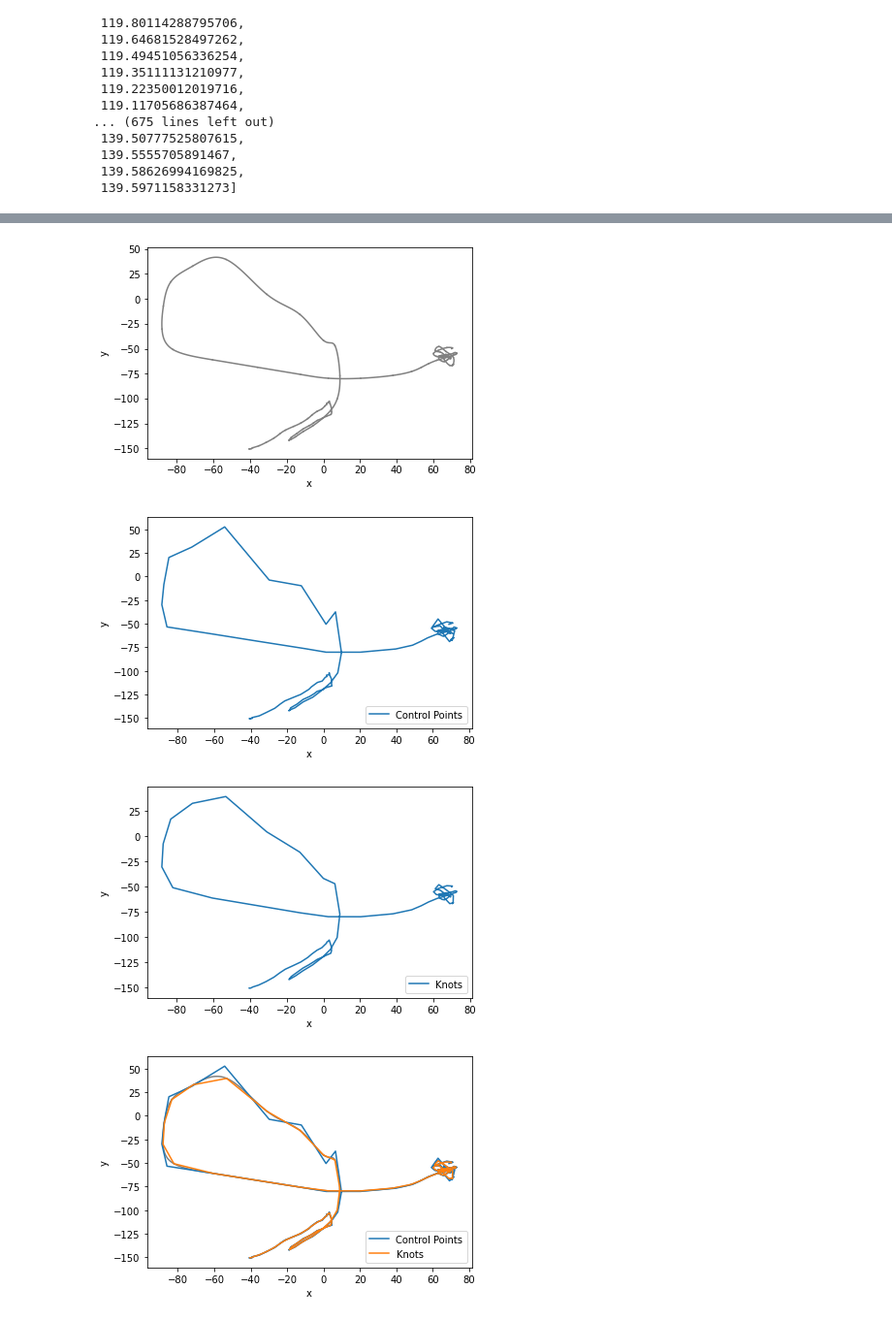
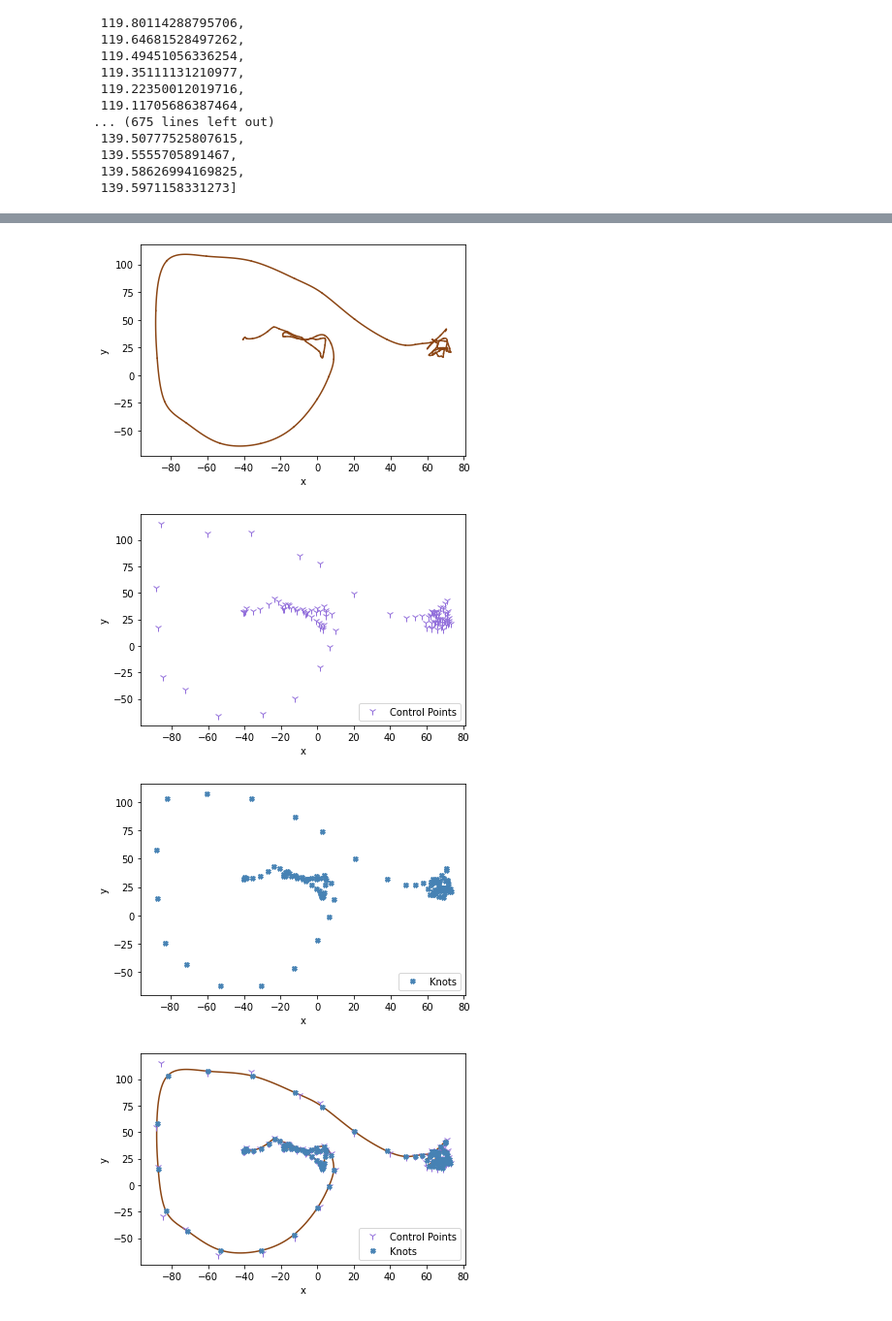
Before and after one commit to davo-belher/Spline, a Jupyter notebook: CubicSpline.ipynb, the cells around one changed output, grey strips where cells are left out. Shown at 97% size. Cells and saved outputs as stored; diff of their text form; code cells hidden in the pictures.

```diff
--- a/CubicSpline.ipynb
+++ b/CubicSpline.ipynb
@@ -115,10 +115,12 @@ import matplotlib.pyplot as plt
 class spline():
 
     def knots(self, x, y):
+        # establecemos variables para trabajarlas de manera interna
         self.X = x
         self.Y = y
         print('valores en x: \n', x)
         print('valores en y: \n', y)
+        # creamos una matrix para cada variable
         vx = np.concatenate(([0],x,[0]))
         vy = np.concatenate(([0],y,[0]))
         print('vector de x: \n',vx)
@@ -130,7 +132,7 @@ class spline():
         n = len(self.X)
         self.n = n
         m0 = np.zeros((n+2,n+2))
-        print(m0)
+        print('matriz de zeros de (n+2,n+2): \n', m0)
         for i in range(n):
             m0[i+1,i]=1
             m0[i+1,i+1]=4
@@ -163,27 +165,30 @@ class spline():
         for i in range(0,self.n-1):
             xt = (1.0/6.0)*(cx[i]*((1 - t)**3) + cx[i+1]*(4 - 6*t**2 + 3*t**3) + cx[i+2]*(1 + 3*t + 3*t**2 - 3*t**3) + cx[i+3]*(t**3))
             yt = (1.0/6.0)*(cy[i]*((1 - t)**3) + cy[i+1]*(4 - 6*t**2 + 3*t**3) + cy[i+2]*(1 + 3*t + 3*t**2 - 3*t**3) + cy[i+3]*(t**3))
-            plt.plot(xt,yt,color = 'gray')
+            plt.plot(xt,yt,color = 'saddlebrown', label = 'Spline')
         plt.xlabel('x')
         plt.ylabel('y')
+        plt.savefig('SplineS.png')
         plt.show()
 
     def grafSplinePoint(self):
         cx = self.ctrx
         cy = self.ctry
-        plt.plot(cx,cy, markersize = 5, label = 'Control Points' )
+        plt.plot(cx,cy,"1", markersize = 7, label = 'Control Points',  color= "mediumpurple")
         plt.xlabel('x')
         plt.ylabel('y')
         plt.legend(loc='lower right', ncol=1)
+        plt.savefig('ControlP.png')
         plt.show()
 
     def grafSplineKnots(self):
         x = self.X
         y = self.Y
-        plt.plot(x,y, markersize = 5, label = 'Knots')
+        plt.plot(x,y,"X", markersize = 5, label = 'Knots', color = "steelblue")
         plt.xlabel('x')
         plt.ylabel('y')
         plt.legend(loc='lower right', ncol=1)
+        plt.savefig('knots.png')
         plt.show()
 
     def grafSplineAll(self):
@@ -195,18 +200,20 @@ class spline():
         for i in range(0,self.n-1):
             xt = (1.0/6.0)*(cx[i]*((1 - t)**3) + cx[i+1]*(4 - 6*t**2 + 3*t**3) + cx[i+2]*(1 + 3*t + 3*t**2 - 3*t**3) + cx[i+3]*(t**3))
             yt = (1.0/6.0)*(cy[i]*((1 - t)**3) + cy[i+1]*(4 - 6*t**2 + 3*t**3) + cy[i+2]*(1 + 3*t + 3*t**2 - 3*t**3) + cy[i+3]*(t**3))
-            plt.plot(xt , yt, color = 'gray')
-        plt.plot(cx ,cy , markersize = 5, label = 'Control Points')
-        plt.plot(x , y, markersize = 5, label = 'Knots')
+            plt.plot(xt , yt, color = 'saddlebrown')
+        plt.plot(cx ,cy,'1',  markersize = 7, label = 'Control Points', color= "mediumpurple")
+        plt.plot(x , y,"X", markersize = 5, label = 'Knots', color = "steelblue")
         plt.xlabel('x')
         plt.ylabel('y')
         plt.legend(loc='lower right', ncol=1)
+        plt.savefig('Spline_all.png')
         plt.show()
 
 def main():
-
+    x = [0,1,2,3,7,9,10,15]
+    y = [2,3,6,4,1,8,10,3]
     SP = spline()
-    SP.knots(CIX, CDX)
+    SP.knots(CIX,CIY)
     SP.interpolate()
     SP.contorlPoints()
     SP.grafSpline()
@@ -237,4 +244,4 @@ vector de x:
-[figure, old version]
+[figure, new version]
-[figure, old version]
+[figure, new version]
-[figure, old version]
+[figure, new version]
-[figure, old version]
+[figure, new version]
```
Also changed, not shown: parts of 1 cell of this notebook.
